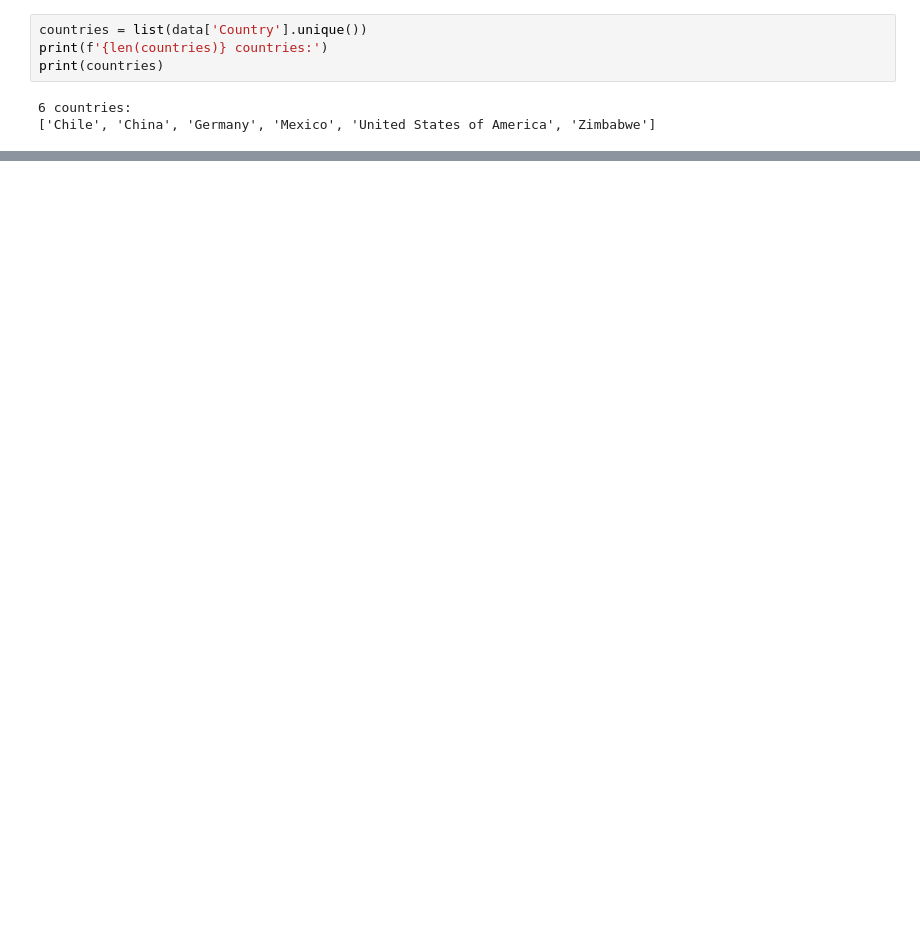
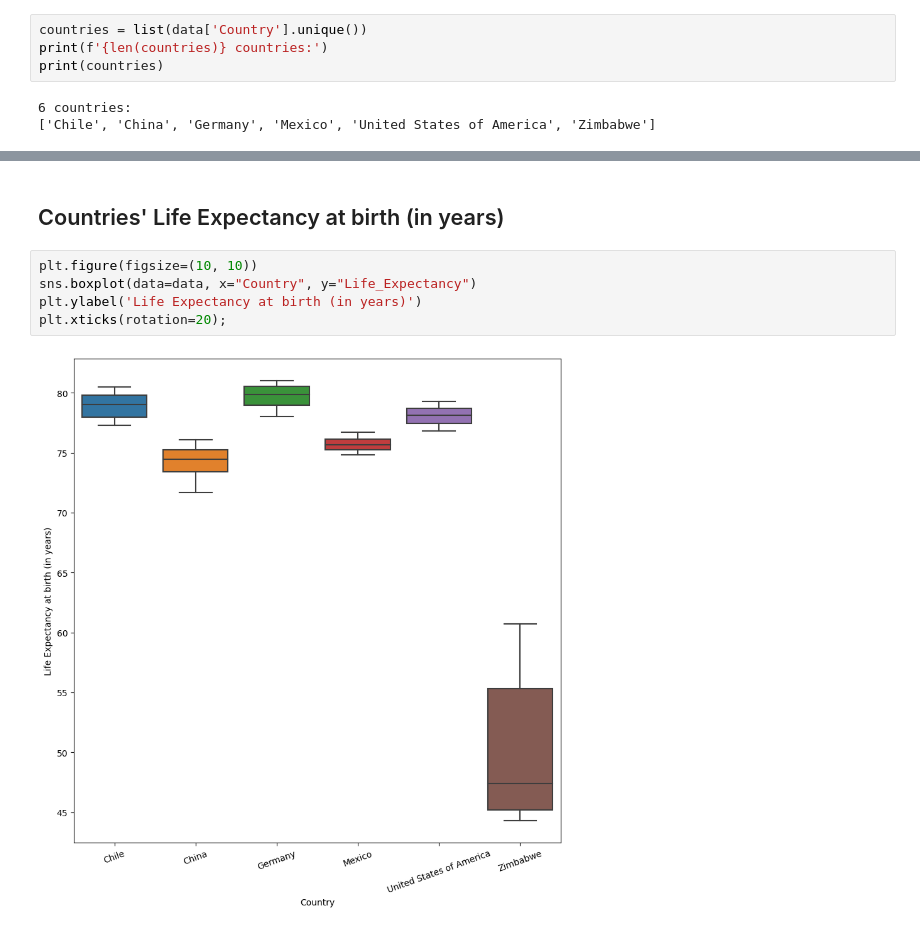
Before and after one commit to gabrielafichtner/gdp_life_expectancy, a Jupyter notebook: code/life_expectancy_gdp.ipynb, the cells around one changed output, grey strips where cells are left out. Drawn from its saved outputs; the diff is of its cells as text; blank space fills up the shorter version.

```diff
--- a/code/life_expectancy_gdp.ipynb
+++ b/code/life_expectancy_gdp.ipynb
@@ -63,0 +70,9 @@ plt.show()
+# %% [markdown]
+## Countries' Life Expectancy at birth (in years)
+# %%
+plt.figure(figsize=(10, 10))
+sns.boxplot(data=data, x="Country", y="Life_Expectancy")
+plt.ylabel('Life Expectancy at birth (in years)')
+plt.xticks(rotation=20);
+# %% [output]
+[figure, added]
```
Also changed, not shown: parts of 7 cells of this notebook.
